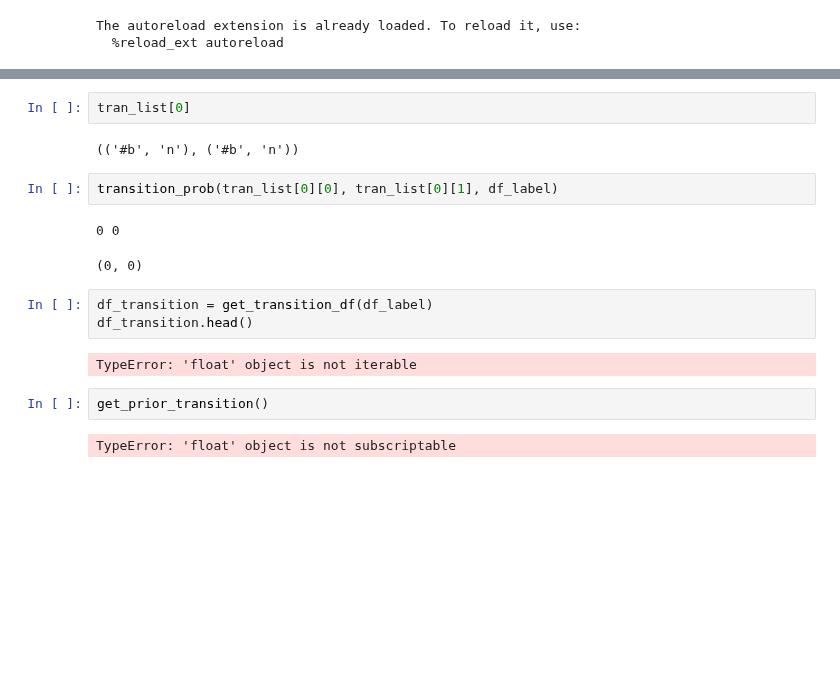
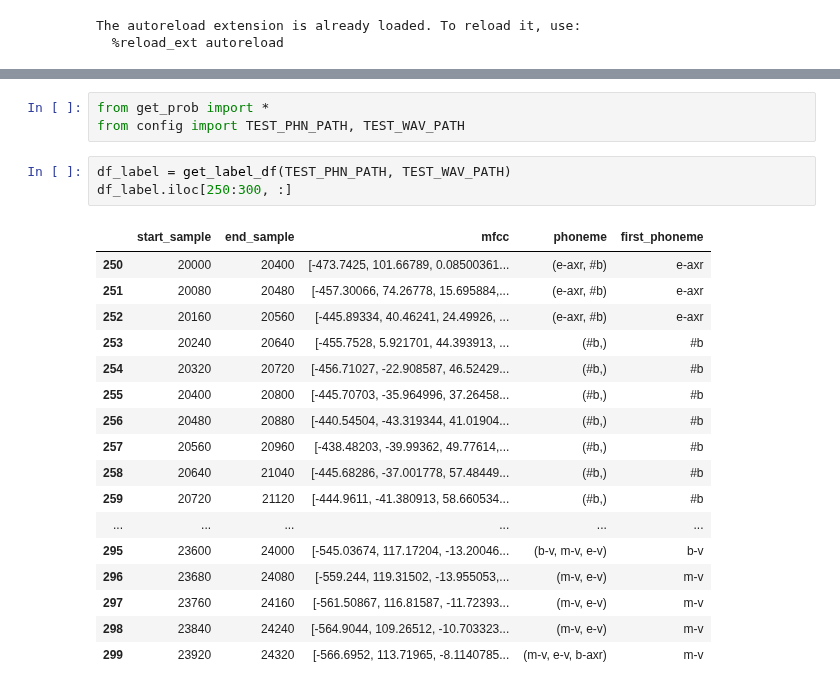
Before and after one commit to jiayan-li/keyword-spotting, a Jupyter notebook: get_prob.ipynb, the cells around one changed output, grey strips where cells are left out. Cells and saved outputs as stored; diff of their text form; blank space fills up the shorter version.

```diff
--- a/get_prob.ipynb
+++ b/get_prob.ipynb
@@ -68,18 +7,24 @@ tran_list
-# %%
-tran_list[0]
-# %% [output]
-(('#b', 'n'), ('#b', 'n'))
-# %%
-transition_prob(tran_list[0][0], tran_list[0][1], df_label)
-# %% [output]
-0 0
-(0, 0)
-# %%
-df_transition = get_transition_df(df_label)
-df_transition.head()
-# %% [output]
-TypeError: 'float' object is not iterable
-# %%
-get_prior_transition()
-# %% [output]
-TypeError: 'float' object is not subscriptable
+# %%
+from get_prob import *
+from config import TEST_PHN_PATH, TEST_WAV_PATH
+# %%
+df_label = get_label_df(TEST_PHN_PATH, TEST_WAV_PATH)
+df_label.iloc[250:300, :]
+# %% [output]
+|  | start_sample | end_sample | mfcc | phoneme | first_phoneme |
+| 250 | 20000 | 20400 | [-473.7425, 101.66789, 0.08500361... | (e-axr, #b) | e-axr |
+| 251 | 20080 | 20480 | [-457.30066, 74.26778, 15.695884,... | (e-axr, #b) | e-axr |
+| 252 | 20160 | 20560 | [-445.89334, 40.46241, 24.49926, ... | (e-axr, #b) | e-axr |
+| 253 | 20240 | 20640 | [-455.7528, 5.921701, 44.393913, ... | (#b,) | #b |
+| 254 | 20320 | 20720 | [-456.71027, -22.908587, 46.52429... | (#b,) | #b |
+| 255 | 20400 | 20800 | [-445.70703, -35.964996, 37.26458... | (#b,) | #b |
+| 256 | 20480 | 20880 | [-440.54504, -43.319344, 41.01904... | (#b,) | #b |
+| 257 | 20560 | 20960 | [-438.48203, -39.99362, 49.77614,... | (#b,) | #b |
+| 258 | 20640 | 21040 | [-445.68286, -37.001778, 57.48449... | (#b,) | #b |
+| 259 | 20720 | 21120 | [-444.9611, -41.380913, 58.660534... | (#b,) | #b |
+| ... | ... | ... | ... | ... | ... |
+| 295 | 23600 | 24000 | [-545.03674, 117.17204, -13.20046... | (b-v, m-v, e-v) | b-v |
+| 296 | 23680 | 24080 | [-559.244, 119.31502, -13.955053,... | (m-v, e-v) | m-v |
+| 297 | 23760 | 24160 | [-561.50867, 116.81587, -11.72393... | (m-v, e-v) | m-v |
+| 298 | 23840 | 24240 | [-564.9044, 109.26512, -10.703323... | (m-v, e-v) | m-v |
+| 299 | 23920 | 24320 | [-566.6952, 113.71965, -8.1140785... | (m-v, e-v, b-axr) | m-v |
```
Also changed, not shown: parts of 10 cells of this notebook, 3 other files.
